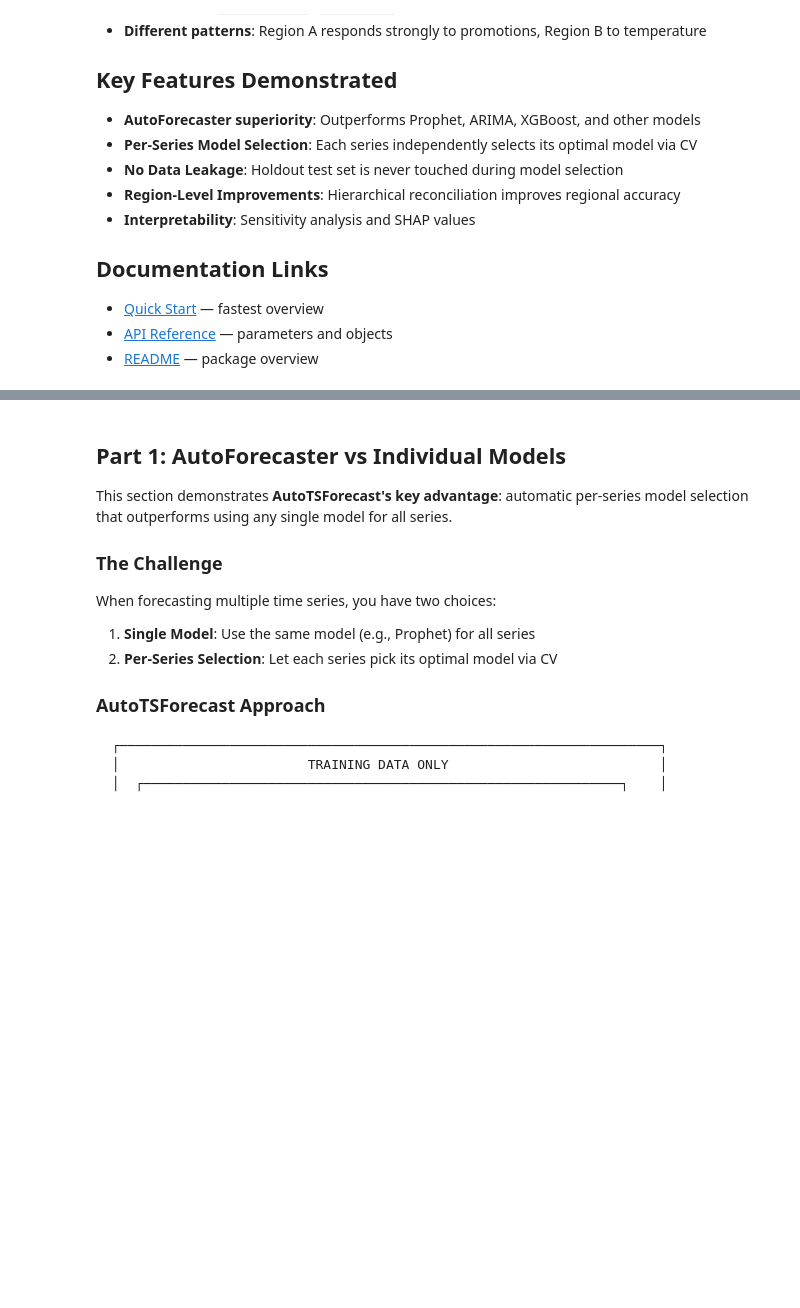
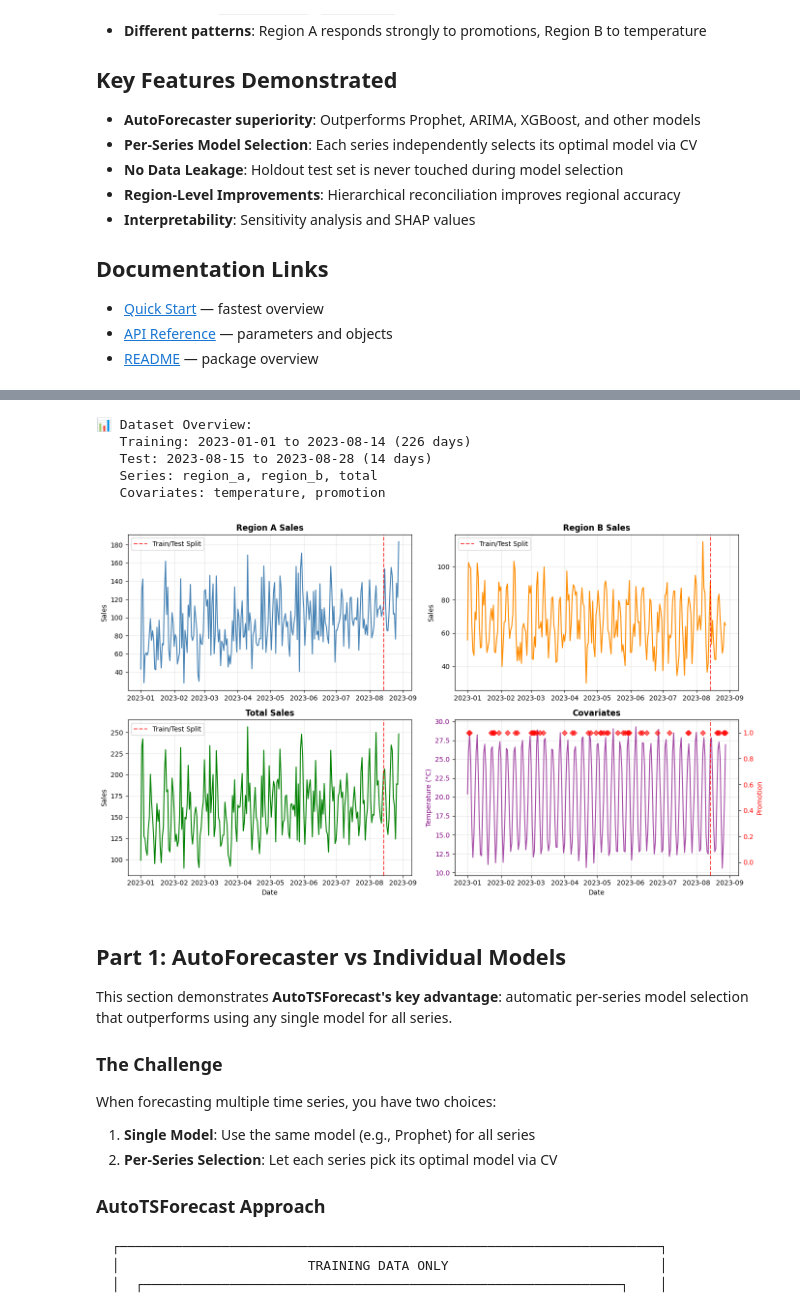
Before and after one commit to weibinxu86/autotsforecast, a Jupyter notebook: autotsforecast/examples/autotsforecast_tutorial.ipynb, the cells around one changed output, grey strips where cells are left out. Drawn from its saved outputs; the diff is of its cells as text; code cells hidden in the pictures; blank space fills up the shorter version.

```diff
--- a/autotsforecast/examples/autotsforecast_tutorial.ipynb
+++ b/autotsforecast/examples/autotsforecast_tutorial.ipynb
@@ -114,21 +116,23 @@ X = pd.DataFrame({
 }, index=dates)
 
 # Generate sales data for two regions
-shared_noise = np.random.normal(0, 4.0, n_days)
+# Use shared noise that cancels when summed - this makes total more predictable
+shared_noise = np.random.normal(0, 10.0, n_days)
 
-# Region A: Strong response to promotions
+# Region A: Very high variance with large shared noise component
+# This region will benefit most from reconciliation (borrows from more stable total)
 region_a_sales = (
     40 + 0.10 * time_step + 50.0 * X['promotion'].values +
-    1.6 * X['temperature'].values + shared_noise + np.random.normal(0, 0.8, n_days)
+    1.6 * X['temperature'].values + shared_noise + np.random.normal(0, 15.0, n_days)
 )
 
-# Region B: Strong temperature effect
+# Region B: Lower variance, opposite shared noise (cancels with Region A)
 region_b_sales = (
     25 + 7.0 * np.sin(2 * np.pi * time_step / 30) + 2.0 * X['temperature'].values +
-    4.0 * X['promotion'].values - shared_noise + np.random.normal(0, 0.8, n_days)
+    4.0 * X['promotion'].values - shared_noise + np.random.normal(0, 1.0, n_days)
 )
 
-# Total sales (hierarchical structure)
+# Total sales (hierarchical structure) - more predictable due to noise cancellation
 total_sales = region_a_sales + region_b_sales
 
 y = pd.DataFrame({
@@ -163,33 +167,40 @@ axes[0, 1].set_title('Region B Sales', fontweight='bold')
 axes[0, 1].set_ylabel('Sales')
 axes[0, 1].legend()
 axes[0, 1].grid(alpha=0.3)
 
 axes[1, 0].plot(y.index, y['total'], color='green', linewidth=1.5)
 axes[1, 0].axvline(y_train.index[-1], color='red', linestyle='--', alpha=0.7, label='Train/Test Split')
 axes[1, 0].set_title('Total Sales', fontweight='bold')
 axes[1, 0].set_xlabel('Date')
 axes[1, 0].set_ylabel('Sales')
 axes[1, 0].legend()
 axes[1, 0].grid(alpha=0.3)
 
 ax2 = axes[1, 1]
 ax2.plot(X.index, X['temperature'], color='purple', alpha=0.7, linewidth=1.5)
 ax2.axvline(X_train.index[-1], color='red', linestyle='--', alpha=0.7)
 ax2.set_ylabel('Temperature (°C)', color='purple')
 ax2.tick_params(axis='y', labelcolor='purple')
 ax2.set_title('Covariates', fontweight='bold')
 ax2.set_xlabel('Date')
 ax2.grid(alpha=0.3)
 
 ax2_right = ax2.twinx()
 promo_dates = X[X['promotion'] == 1].index
 ax2_right.scatter(promo_dates, X.loc[promo_dates, 'promotion'], color='red', alpha=0.6, s=30, marker='D')
 ax2_right.set_ylabel('Promotion', color='red')
 ax2_right.tick_params(axis='y', labelcolor='red')
 ax2_right.set_ylim(-0.1, 1.1)
 
 plt.tight_layout()
 plt.show()
+# %% [output]
+📊 Dataset Overview:
+   Training: 2023-01-01 to 2023-08-14 (226 days)
+   Test: 2023-08-15 to 2023-08-28 (14 days)
+   Series: region_a, region_b, total
+   Covariates: temperature, promotion
+[figure, added]
 # %% [markdown]
 ## Part 1: AutoForecaster vs Individual Models
 
```
Also changed, not shown: parts of 9 cells of this notebook.
